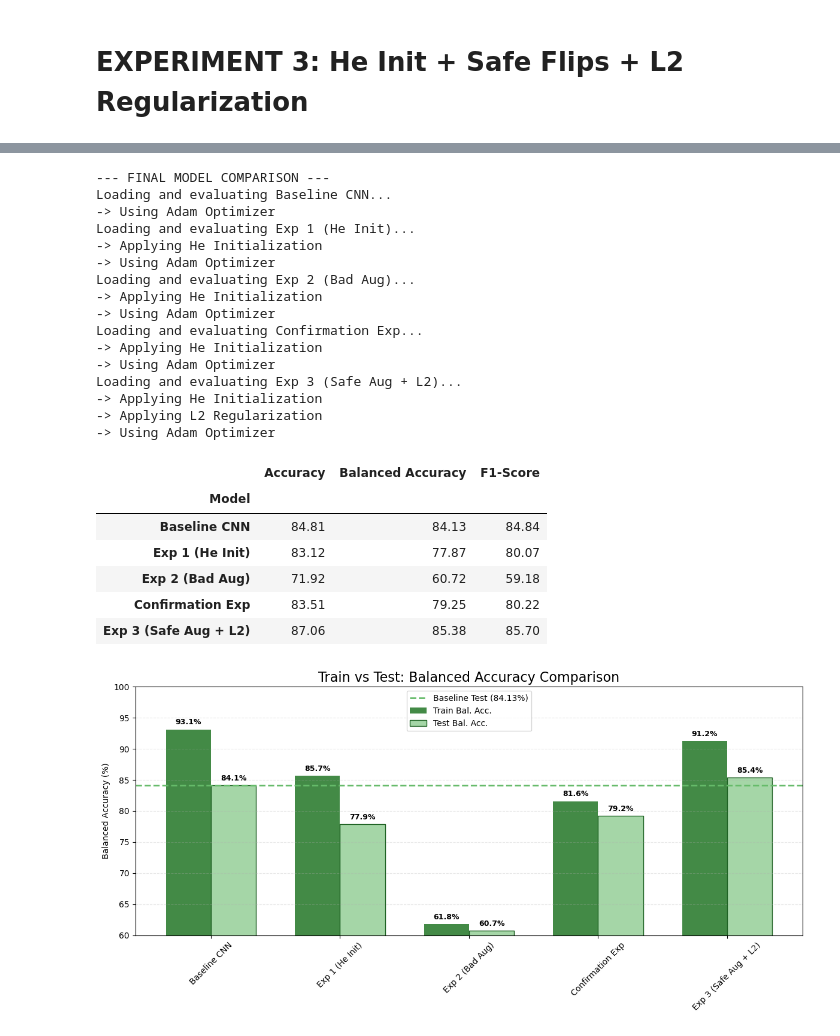
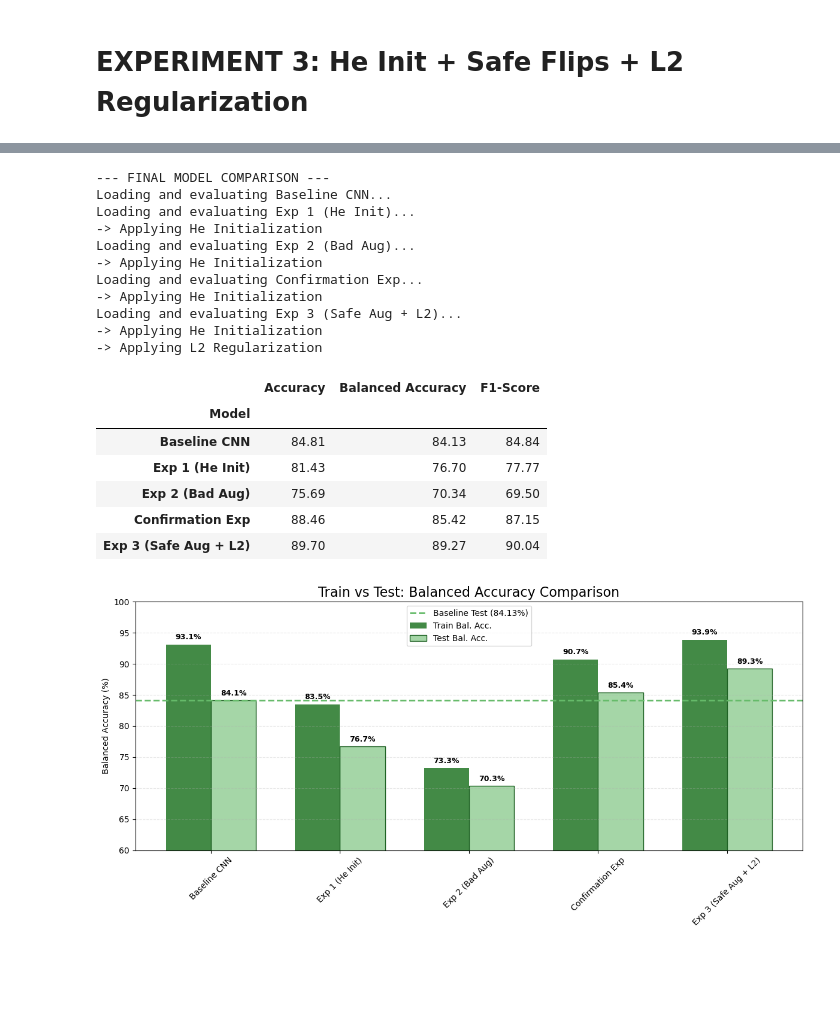
Before and after one commit to lorenzolecci/deep-learning-project, a Jupyter notebook: project/CNNs_light.ipynb, the cells around one changed output, grey strips where cells are left out. Saved outputs shown, nothing was run; the diff lists cells and outputs as text; code cells hidden in the pictures; blank space fills up the shorter version.

Commit message:
Uniformed CNNs_light notebook with the CNNs notebook using utils.py library

```diff
--- a/project/CNNs_light.ipynb
+++ b/project/CNNs_light.ipynb
@@ -471,10 +343,14 @@ Plotting Confusion Matrix...
 # %% [markdown]
 # Experiment 1: Only He Initialization
 # %%
-model_exp1 = build_optimized_model(
+random.seed(SEED)
+np.random.seed(SEED)
+tf.random.set_seed(SEED)
+
+model_exp1 = build_light_model(
     use_he=True,
     use_l2=False,
-    optimizer_type='adam'
+    optimizer='adam'
 )
 
 # Define Callbacks with a RECOGNIZABLE file name
@@ -927,7 +812,10 @@ cm_dict = {}
 # 2. Caricamento e Valutazione
 for name, config in models_config.items():
     print(f"Loading and evaluating {name}...")
-    model = build_optimized_model(use_he=config["he"], use_l2=config["l2"])
+    random.seed(SEED)
+    np.random.seed(SEED)
+    tf.random.set_seed(SEED)
+    model = build_light_model(use_he=config["he"], use_l2=config["l2"])
     model.load_weights(config["file"])
     models_dict[name] = model
 
@@ -954,27 +842,22 @@ display(benchmark_df)
 # %% [output]
 --- FINAL MODEL COMPARISON ---
 Loading and evaluating Baseline CNN...
--> Using Adam Optimizer
 Loading and evaluating Exp 1 (He Init)...
 -> Applying He Initialization
--> Using Adam Optimizer
 Loading and evaluating Exp 2 (Bad Aug)...
 -> Applying He Initialization
--> Using Adam Optimizer
 Loading and evaluating Confirmation Exp...
 -> Applying He Initialization
--> Using Adam Optimizer
 Loading and evaluating Exp 3 (Safe Aug + L2)...
 -> Applying He Initialization
 -> Applying L2 Regularization
--> Using Adam Optimizer
 |  | Accuracy | Balanced Accuracy | F1-Score |
 | Model |  |  |  |
 | Baseline CNN | 84.81 | 84.13 | 84.84 |
-| Exp 1 (He Init) | 83.12 | 77.87 | 80.07 |
-| Exp 2 (Bad Aug) | 71.92 | 60.72 | 59.18 |
-| Confirmation Exp | 83.51 | 79.25 | 80.22 |
-| Exp 3 (Safe Aug + L2) | 87.06 | 85.38 | 85.70 |
+| Exp 1 (He Init) | 81.43 | 76.70 | 77.77 |
+| Exp 2 (Bad Aug) | 75.69 | 70.34 | 69.50 |
+| Confirmation Exp | 88.46 | 85.42 | 87.15 |
+| Exp 3 (Safe Aug + L2) | 89.70 | 89.27 | 90.04 |
 # %%
 train_scores = []
 test_scores = []
@@ -995,38 +878,31 @@ for name in model_names:
 # 2. Setup grafico a doppia barra
 x = np.arange(len(model_names))
 width = 0.35
 
 plt.figure(figsize=(12, 6))
 
 # Barre chiare (Test) e scure (Train)
 rects1 = plt.bar(x - width/2, train_scores, width, label='Train Bal. Acc.',
                  color='#2E7D32', alpha=0.9)           # verde scuro
 
 rects2 = plt.bar(x + width/2, test_scores, width, label='Test Bal. Acc.',
                  color='#A5D6A7', edgecolor='#1B5E20')  # verde chiaro + bordo scuro
 
 plt.axhline(y=test_scores[0], color='#66BB6A', linestyle='--', linewidth=2,
             label=f'Baseline Test ({test_scores[0]:.2f}%)')  # verde medio
 
 # 3. Formattazione
 plt.ylim(60, 100)
 plt.ylabel('Balanced Accuracy (%)')
 plt.title('Train vs Test: Balanced Accuracy Comparison', fontsize=16)
 plt.xticks(x, model_names, rotation=45)
 plt.legend()
 plt.grid(axis='y', linestyle='--', alpha=0.3)
 
-# Funzione per aggiungere le etichette sopra le barre
-def add_labels(rects):
-    for rect in rects:
-        height = rect.get_height()
-        plt.text(rect.get_x() + rect.get_width()/2., height + 0.5,
-                f'{height:.1f}%', ha='center', va='bottom', fontsize=9, fontweight='bold')
-
 add_labels(rects1)
 add_labels(rects2)
 
 plt.tight_layout()
 plt.show()
 # %% [output]
-[figure, old version]
+[figure, new version]
```
Also changed, not shown: parts of 33 cells of this notebook, 1 other file.
